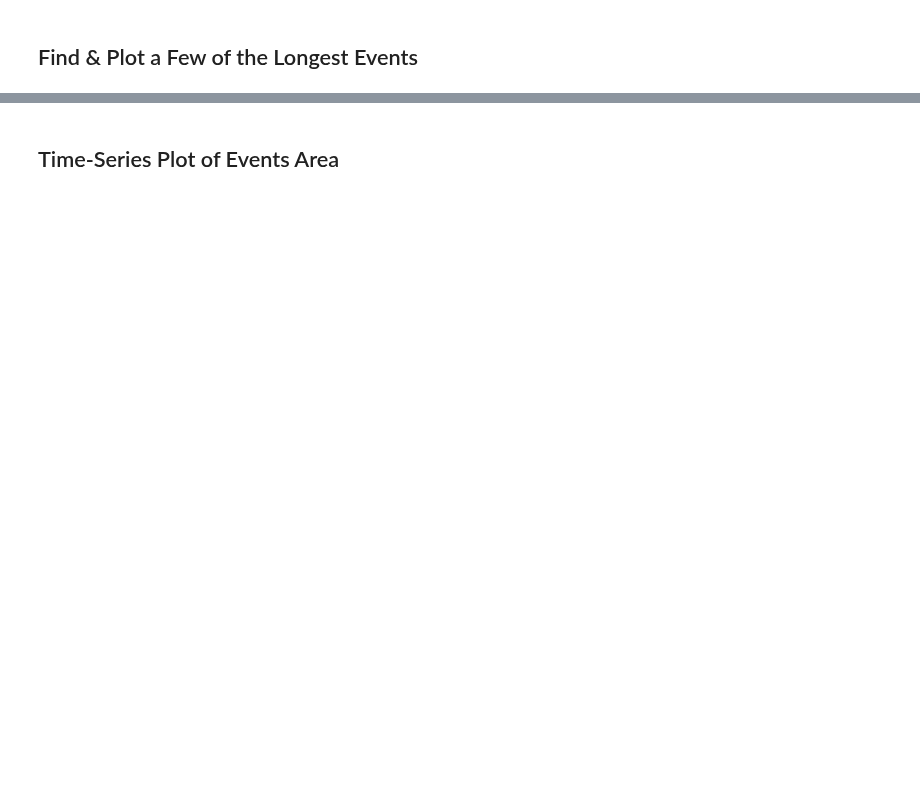
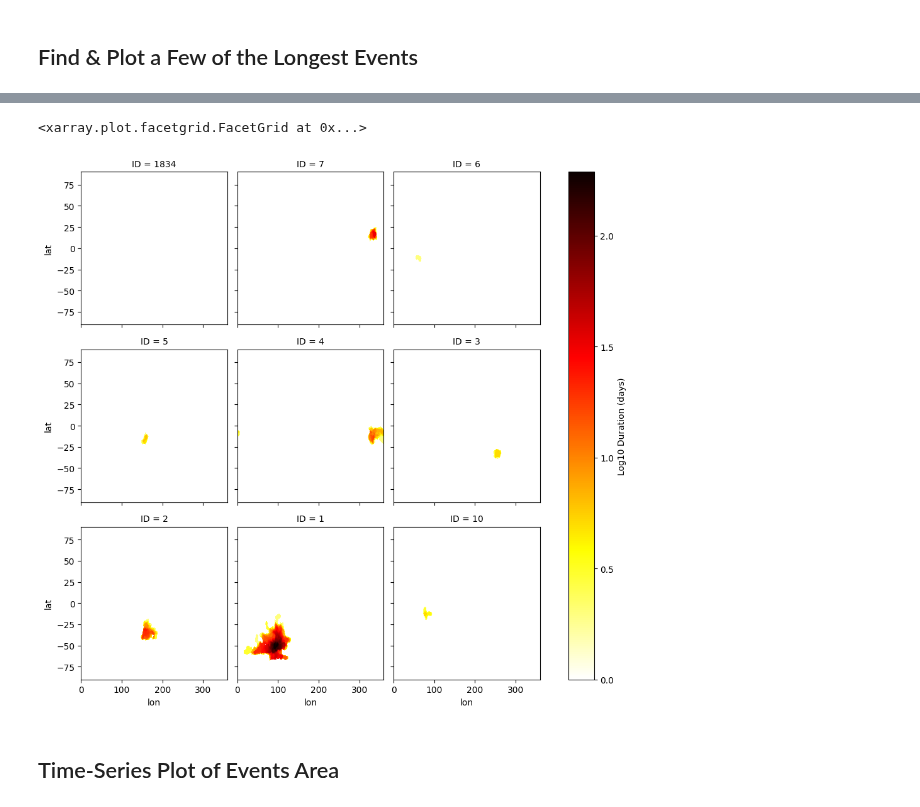
Before and after one commit to wienkers/spot_the_blOb, a Jupyter notebook: notebooks/03_visualise_events.ipynb, the cells around one changed output, grey strips where cells are left out. Drawn from its saved outputs; the diff is of its cells as text; code cells hidden in the pictures; blank space fills up the shorter version.

```diff
--- a/notebooks/03_visualise_events.ipynb
+++ b/notebooks/03_visualise_events.ipynb
@@ -48,8 +122,12 @@ for ID in longest_events[:10].values:
 # %%
-long_blobs = blobs.sel(ID=longest_events[:9])
-long_blobs_local_duration = ((long_blobs != 0) & ~np.isnan(long_blobs)).astype(float).sum('time')
+long_blobs = blobs == (longest_events[:9]).chunk({'ID':1})
+long_blobs_local_duration = (long_blobs > 0).sum('time')
 
-long_blobs_local_duration.pplot_col(col_wrap=3, var_units='Duration (days)', cmap='hot_r', cperc=[0, 100])
+# long_blobs_local_duration.plotter.pplot_col(col_wrap=3, var_units='Duration (days)', cmap='hot_r', cperc=[0, 100])
+np.log10(long_blobs_local_duration).plot(col='ID', col_wrap=3, cmap='hot_r', cbar_kwargs={'label':'Log10 Duration (days)'})
+# %% [output]
+<xarray.plot.facetgrid.FacetGrid at 0x...>
+[figure, added]
 # %% [markdown]
 ## Time-Series Plot of Events Area
 # %%
```
Also changed, not shown: parts of 7 cells of this notebook, 4 other files.
